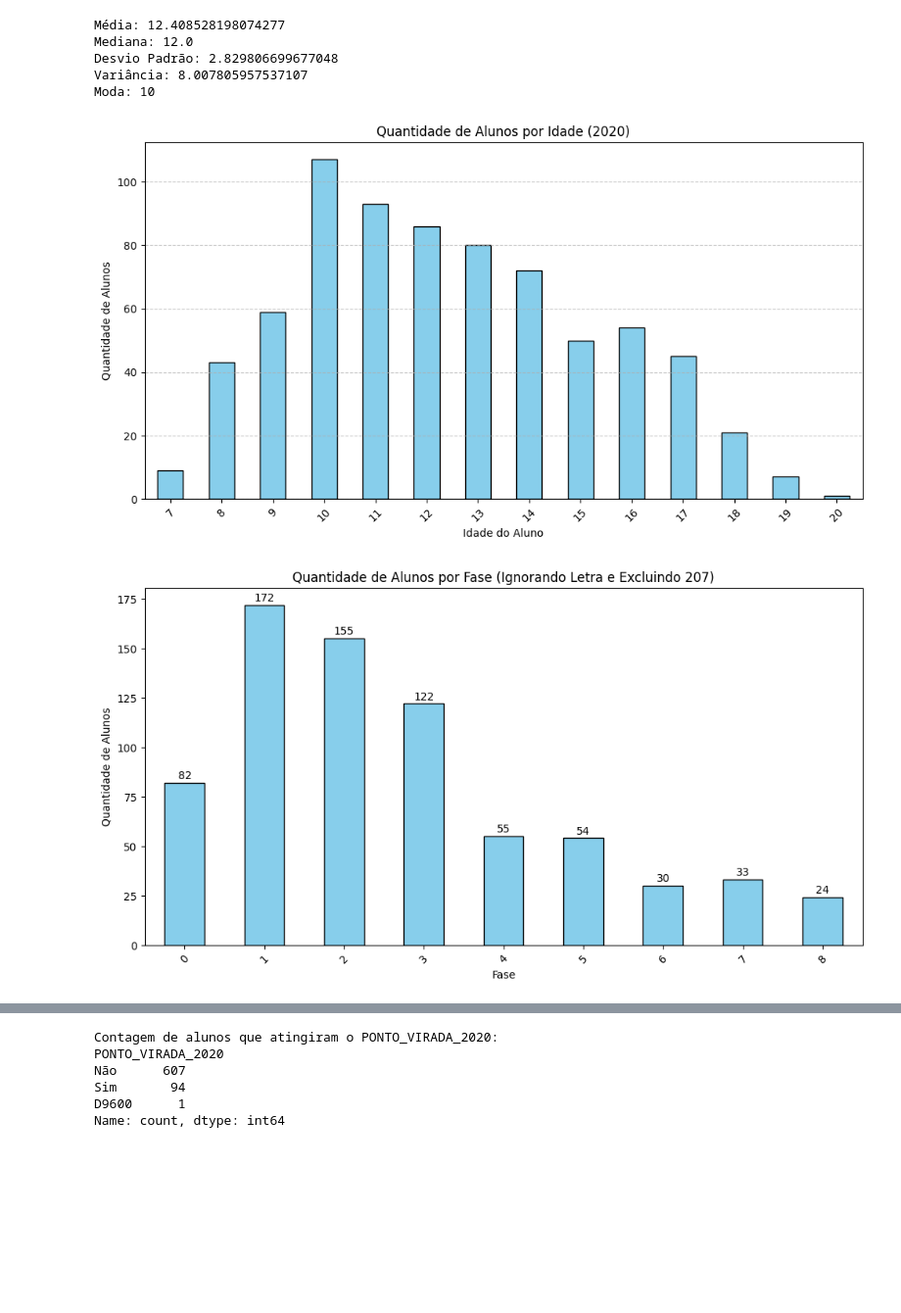
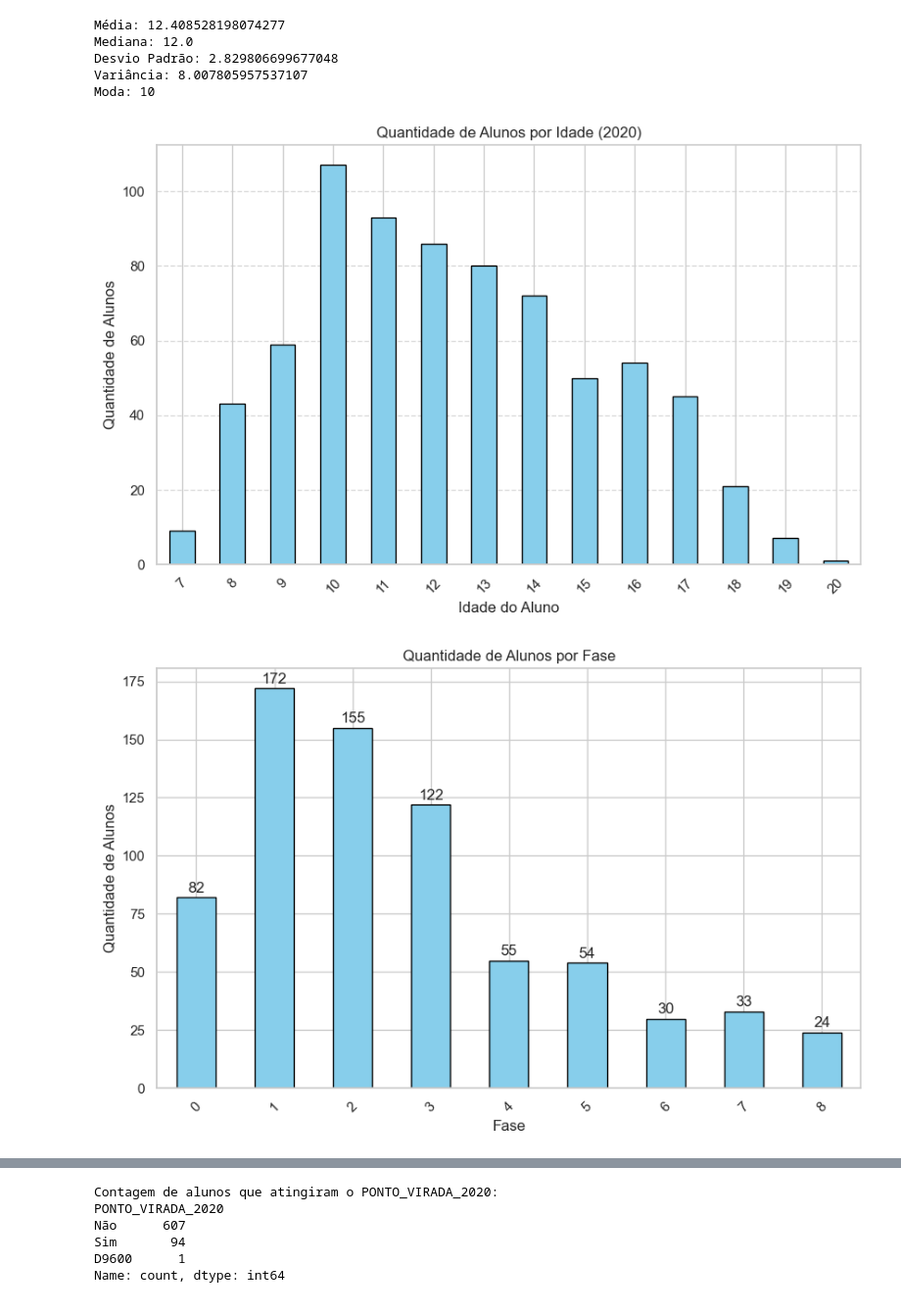
Before and after one commit to Gabrielrpac/Datathon-main, a Jupyter notebook: datathon.ipynb, the cells around one changed output, grey strips where cells are left out. Shown at 98% size. Cells and saved outputs as stored; diff of their text form; code cells hidden in the pictures; blank space fills up the shorter version.

```diff
--- a/datathon.ipynb
+++ b/datathon.ipynb
@@ -180,16 +177,18 @@ idade_counts = df_idade['IDADE_ALUNO_2020'].value_counts().sort_index()
 # %%
+idade_counts = df_idade['IDADE_ALUNO_2020'].value_counts().sort_index()
+
 # Distribuição de idade dos alunos
 
-plt.figure(figsize=(12, 6))
+plt.figure(figsize=(10, 6))
 idade_counts.plot(kind='bar', color='skyblue', edgecolor = 'black')
 plt.xlabel('Idade do Aluno')
 plt.ylabel('Quantidade de Alunos')
 plt.title('Quantidade de Alunos por Idade (2020)')
 plt.xticks(rotation=45)
 plt.grid(axis='y', linestyle='--', alpha=0.7)
 plt.show()
 # %% [output]
-[figure, old version]
+[figure, new version]
 # %%
 df_fase = df.dropna(subset=['FASE_TURMA_2020'])
 
@@ -203,11 +202,11 @@ df_fase = df_fase[df_fase['Fase_Numero'] != '207']
 contagem_fases = df_fase['Fase_Numero'].value_counts().sort_index()
 
 # Plotar o gráfico de barras
-plt.figure(figsize=(12, 6))
+plt.figure(figsize=(10, 6))
 bars = contagem_fases.plot(kind='bar', color='skyblue', edgecolor = 'black')
 
 # Adicionar títulos e rótulos
-plt.title('Quantidade de Alunos por Fase (Ignorando Letra e Excluindo 207)')
+plt.title('Quantidade de Alunos por Fase')
 plt.xlabel('Fase')
 plt.ylabel('Quantidade de Alunos')
 plt.xticks(rotation=45)
@@ -216,7 +215,7 @@ for idx, valor in enumerate(contagem_fases):
 
 plt.show()
 # %% [output]
-[figure, old version]
+[figure, new version]
 # %%
 # Distribuição das instituições de ensino dos alunos
 
```
Also changed, not shown: parts of 73 cells of this notebook, 24 other files.
